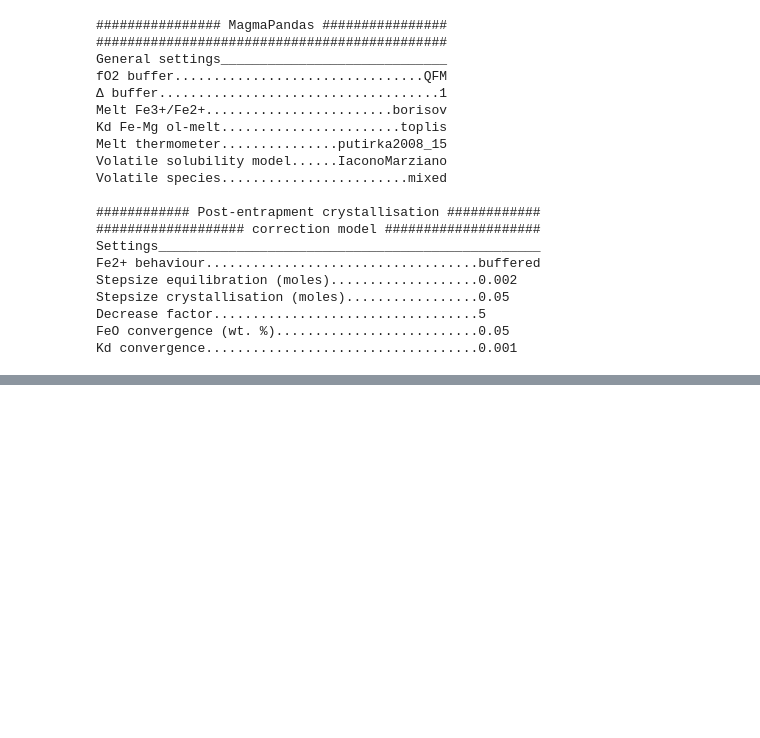
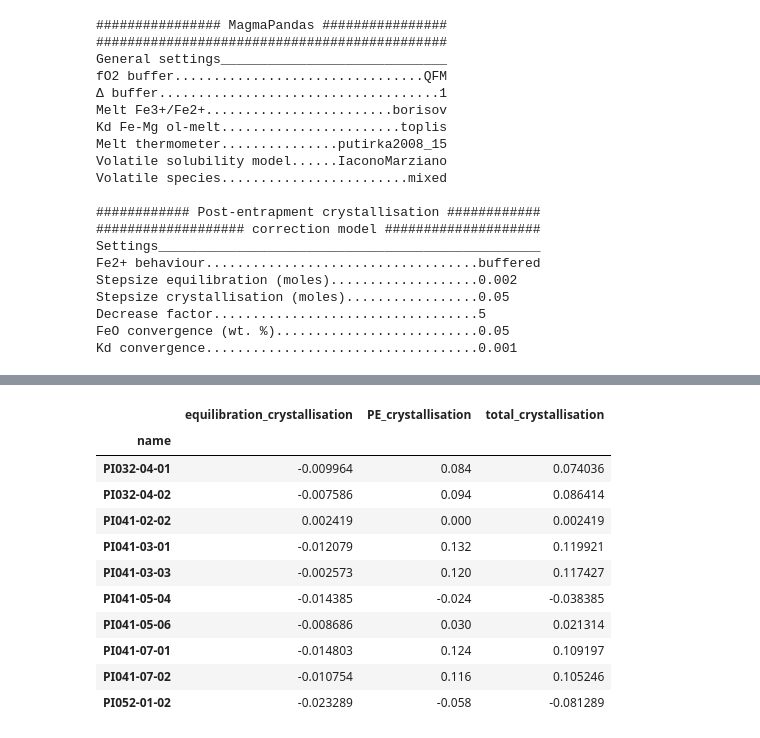
Before and after one commit to fboschetty/MagmaPEC, a Jupyter notebook: docs/source/notebooks/pec_corr.ipynb, the cells around one changed output, grey strips where cells are left out. Saved outputs shown, nothing was run; the diff lists cells and outputs as text; code cells hidden in the pictures; blank space fills up the shorter version.

```diff
--- a/docs/source/notebooks/pec_corr.ipynb
+++ b/docs/source/notebooks/pec_corr.ipynb
@@ -130,0 +184,2 @@ Kd convergence...................................0.001
+# %%
+melts_corrected, pec, temperatures = pec_model.correct()
@@ -130,0 +205,15 @@ Kd convergence...................................0.001
+# %%
+pec
+# %% [output]
+|  | equilibration_crystallisation | PE_crystallisation | total_crystallisation |
+| name |  |  |  |
+| PI032-04-01 | -0.009964 | 0.084 | 0.074036 |
+| PI032-04-02 | -0.007586 | 0.094 | 0.086414 |
+| PI041-02-02 | 0.002419 | 0.000 | 0.002419 |
+| PI041-03-01 | -0.012079 | 0.132 | 0.119921 |
+| PI041-03-03 | -0.002573 | 0.120 | 0.117427 |
+| PI041-05-04 | -0.014385 | -0.024 | -0.038385 |
+| PI041-05-06 | -0.008686 | 0.030 | 0.021314 |
+| PI041-07-01 | -0.014803 | 0.124 | 0.109197 |
+| PI041-07-02 | -0.010754 | 0.116 | 0.105246 |
+| PI052-01-02 | -0.023289 | -0.058 | -0.081289 |
```
Also changed, not shown: parts of 15 cells of this notebook, 2 other files.
